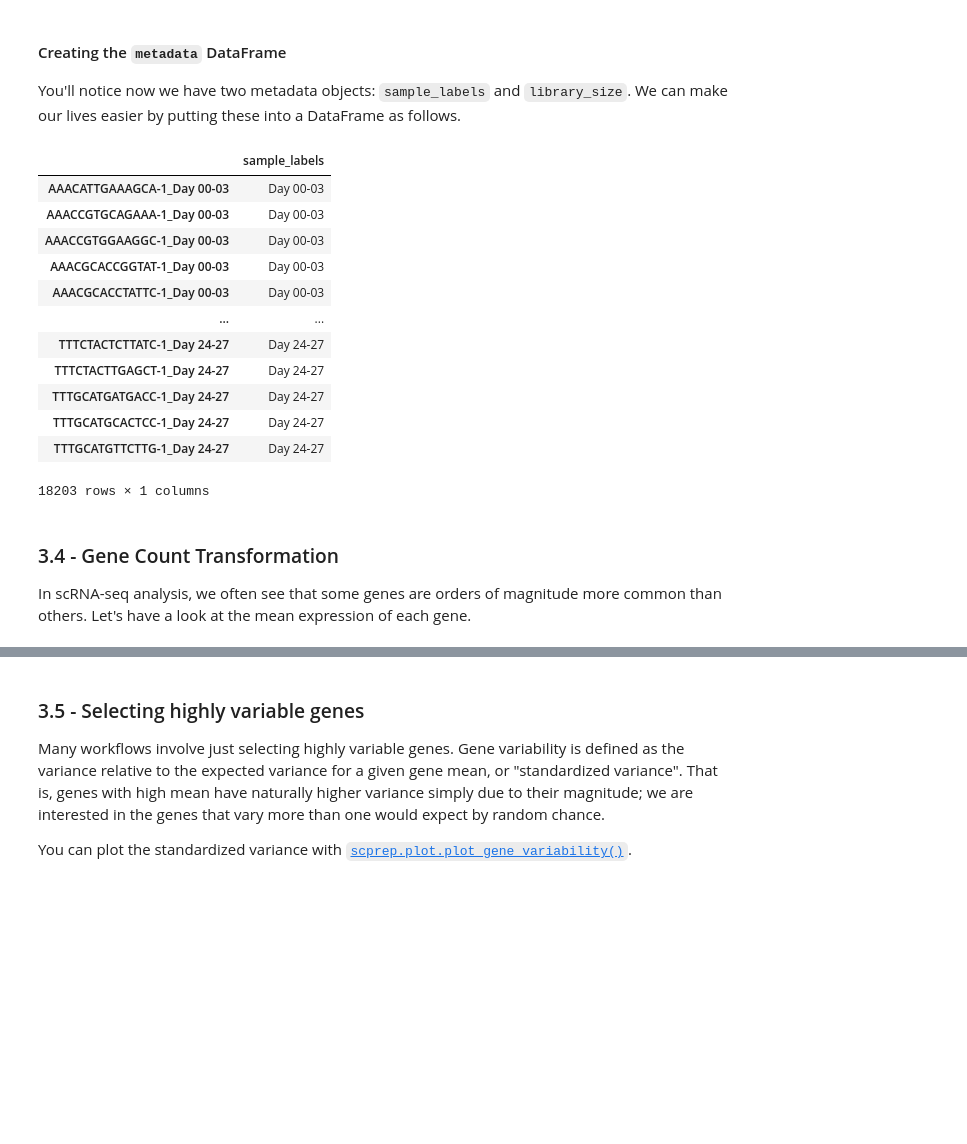
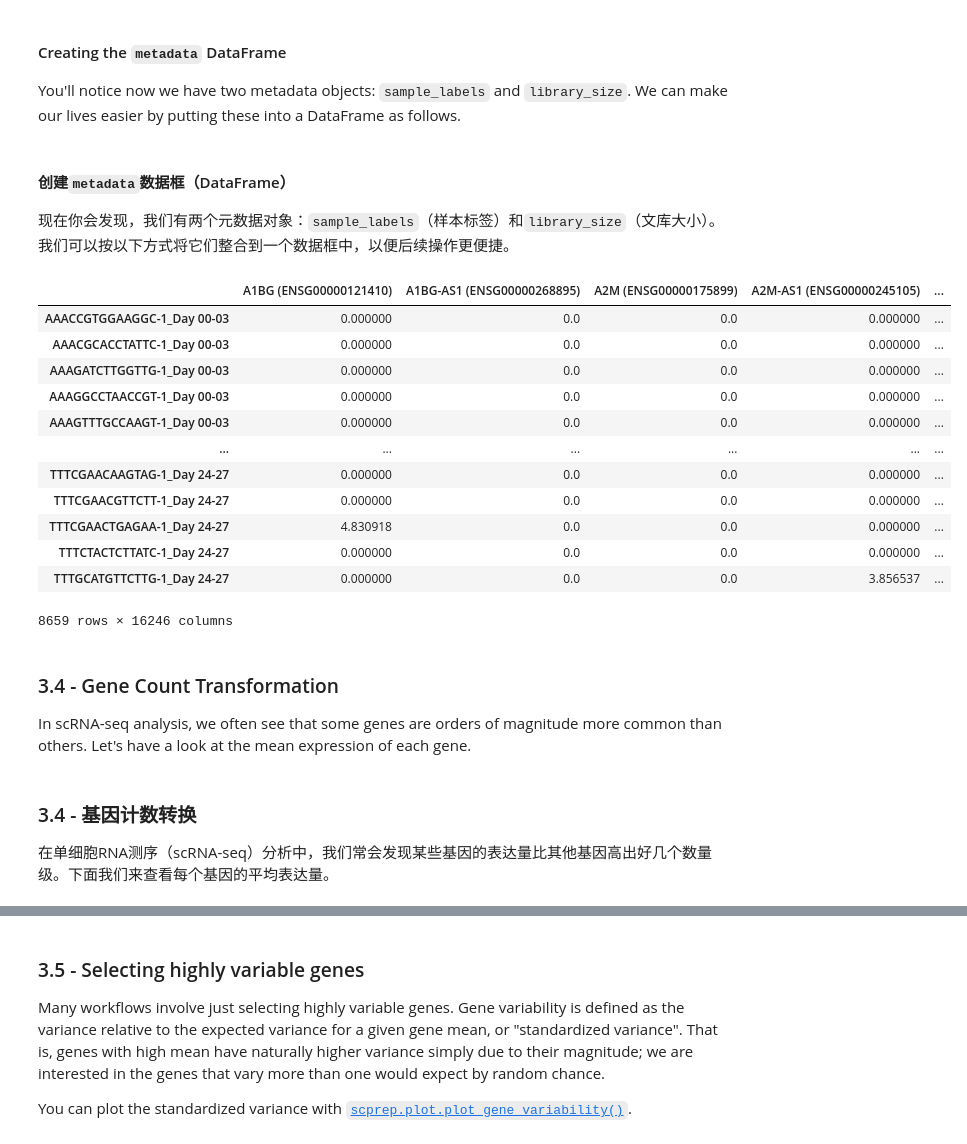
Before and after one commit to LedOverSea/flowmatching, a Jupyter notebook: src/conditional-flow-matching-main/examples/2D_tutorials/preprocessing/1.0-embryoid_body_data_to_h5ad.ipynb, the cells around one changed output, grey strips where cells are left out. Drawn from its saved outputs; the diff is of its cells as text; code cells hidden in the pictures; blank space fills up the shorter version.

```diff
--- a/src/conditional-flow-matching-main/examples/2D_tutorials/preprocessing/1.0-embryoid_body_data_to_h5ad.ipynb
+++ b/src/conditional-flow-matching-main/examples/2D_tutorials/preprocessing/1.0-embryoid_body_data_to_h5ad.ipynb
@@ -119,7 +218,11 @@ import pickle
 
 import tasklogger
 
-download_path = "/home/mila/a/alexander.tong/scratch/time_series/"
+# 将下载路径改为本地路径
+# download_path = "/home/mila/a/alexander.tong/scratch/time_series/"
+download_path = "../../data/"
+
+
 # load data in dense format
 with tasklogger.log_task("dense"):
     data_time1 = scprep.io.load_10X(
@@ -352,3 +519,5 @@ Finally, because the Google Colab client is not the most powerful client, we'll
 # %%
-# data, sample_labels = scprep.select.subsample(data, sample_labels, n=10000)
+# 运行此单元格以对数据集进行子采样(样本数n=8888),如果不运行则用全样本(n=18691)运行
+# 注意,接下来的内容是原文基于没有子采样的数据集,所以文本中的数字和代码中的数值会有差异,以代码运行结果为准
+data, sample_labels = scprep.select.subsample(data, sample_labels, n=8888)
 # %%
@@ -536,0 +781,4 @@ scprep.normalize.library_size_normalize
+# %%
+# 原文只是展示这个函数的参数,没有调用,以下调用并展示标准化后的结果,下文使用的data_norm也未定义,故使用这个变量名
+data_norm = scprep.normalize.library_size_normalize(data_filt)
+scprep.plot.plot_library_size(data_norm, title="Library size after normalization")
@@ -538,27 +789,34 @@ scprep.normalize.library_size_normalize
 #### Creating the `metadata` DataFrame
 
 You'll notice now we have two metadata objects: `sample_labels` and `library_size`. We can make our lives easier by putting these into a DataFrame as follows.
+# %% [markdown]
+#### 创建`metadata`数据框（DataFrame）
+现在你会发现，我们有两个元数据对象：`sample_labels`（样本标签）和`library_size`（文库大小）。我们可以按以下方式将它们整合到一个数据框中，以便后续操作更便捷。
 # %%
-metadata = pd.concat([sample_labels], axis=1)
+# 原文没有展示连接的逻辑, 而且library_size应该是个标量也不是用来整合成dataframe的,所以这里手动实现
+metadata = pd.concat([data_norm,sample_labels], axis=1)
 metadata
 # %% [output]
-|  | sample_labels |
-| AAACATTGAAAGCA-1_Day 00-03 | Day 00-03 |
-| AAACCGTGCAGAAA-1_Day 00-03 | Day 00-03 |
-| AAACCGTGGAAGGC-1_Day 00-03 | Day 00-03 |
-| AAACGCACCGGTAT-1_Day 00-03 | Day 00-03 |
-| AAACGCACCTATTC-1_Day 00-03 | Day 00-03 |
-| ... | ... |
-| TTTCTACTCTTATC-1_Day 24-27 | Day 24-27 |
-| TTTCTACTTGAGCT-1_Day 24-27 | Day 24-27 |
-| TTTGCATGATGACC-1_Day 24-27 | Day 24-27 |
-| TTTGCATGCACTCC-1_Day 24-27 | Day 24-27 |
-| TTTGCATGTTCTTG-1_Day 24-27 | Day 24-27 |
+|  | A1BG (ENSG00000121410) | A1BG-AS1 (ENSG00000268895) | A2M (ENSG00000175899) | A2M-AS1 (ENSG00000245105) | ... |
+| AAACCGTGGAAGGC-1_Day 00-03 | 0.000000 | 0.0 | 0.0 | 0.000000 | ... |
+| AAACGCACCTATTC-1_Day 00-03 | 0.000000 | 0.0 | 0.0 | 0.000000 | ... |
+| AAAGATCTTGGTTG-1_Day 00-03 | 0.000000 | 0.0 | 0.0 | 0.000000 | ... |
+| AAAGGCCTAACCGT-1_Day 00-03 | 0.000000 | 0.0 | 0.0 | 0.000000 | ... |
+| AAAGTTTGCCAAGT-1_Day 00-03 | 0.000000 | 0.0 | 0.0 | 0.000000 | ... |
+| ... | ... | ... | ... | ... | ... |
+| TTTCGAACAAGTAG-1_Day 24-27 | 0.000000 | 0.0 | 0.0 | 0.000000 | ... |
+| TTTCGAACGTTCTT-1_Day 24-27 | 0.000000 | 0.0 | 0.0 | 0.000000 | ... |
+| TTTCGAACTGAGAA-1_Day 24-27 | 4.830918 | 0.0 | 0.0 | 0.000000 | ... |
+| TTTCTACTCTTATC-1_Day 24-27 | 0.000000 | 0.0 | 0.0 | 0.000000 | ... |
+| TTTGCATGTTCTTG-1_Day 24-27 | 0.000000 | 0.0 | 0.0 | 3.856537 | ... |
-18203 rows × 1 columns
+8659 rows × 16246 columns
 # %% [markdown]
 ### 3.4 - Gene Count Transformation
 
 In scRNA-seq analysis, we often see that some genes are orders of magnitude more common than others. Let's have a look at the mean expression of each gene.
+# %% [markdown]
+### 3.4 - 基因计数转换
+在单细胞RNA测序（scRNA-seq）分析中，我们常会发现某些基因的表达量比其他基因高出好几个数量级。下面我们来查看每个基因的平均表达量。
 # %%
 scprep.plot.histogram(
     data_norm.mean(axis=0),
```
Also changed, not shown: parts of 88 cells of this notebook, 7 other files.
